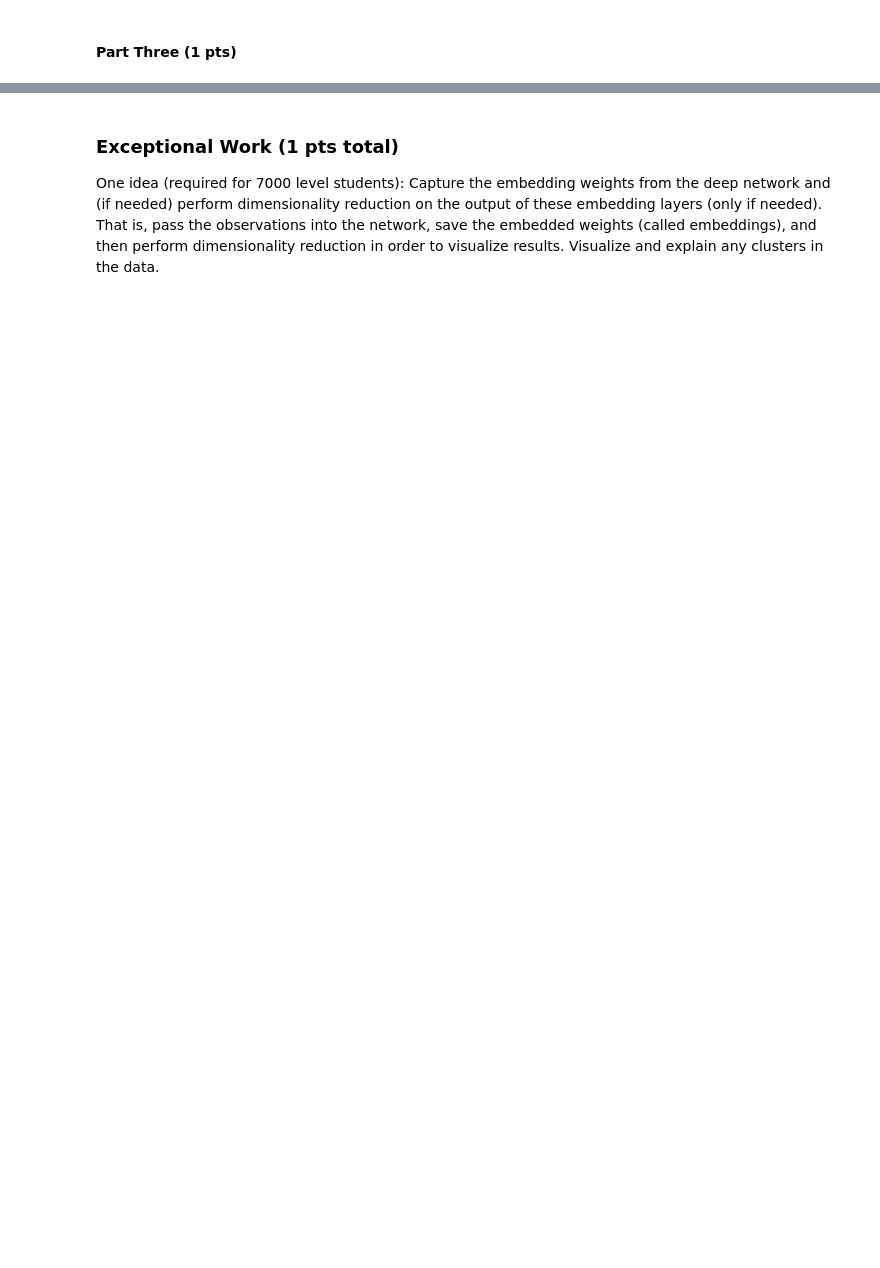
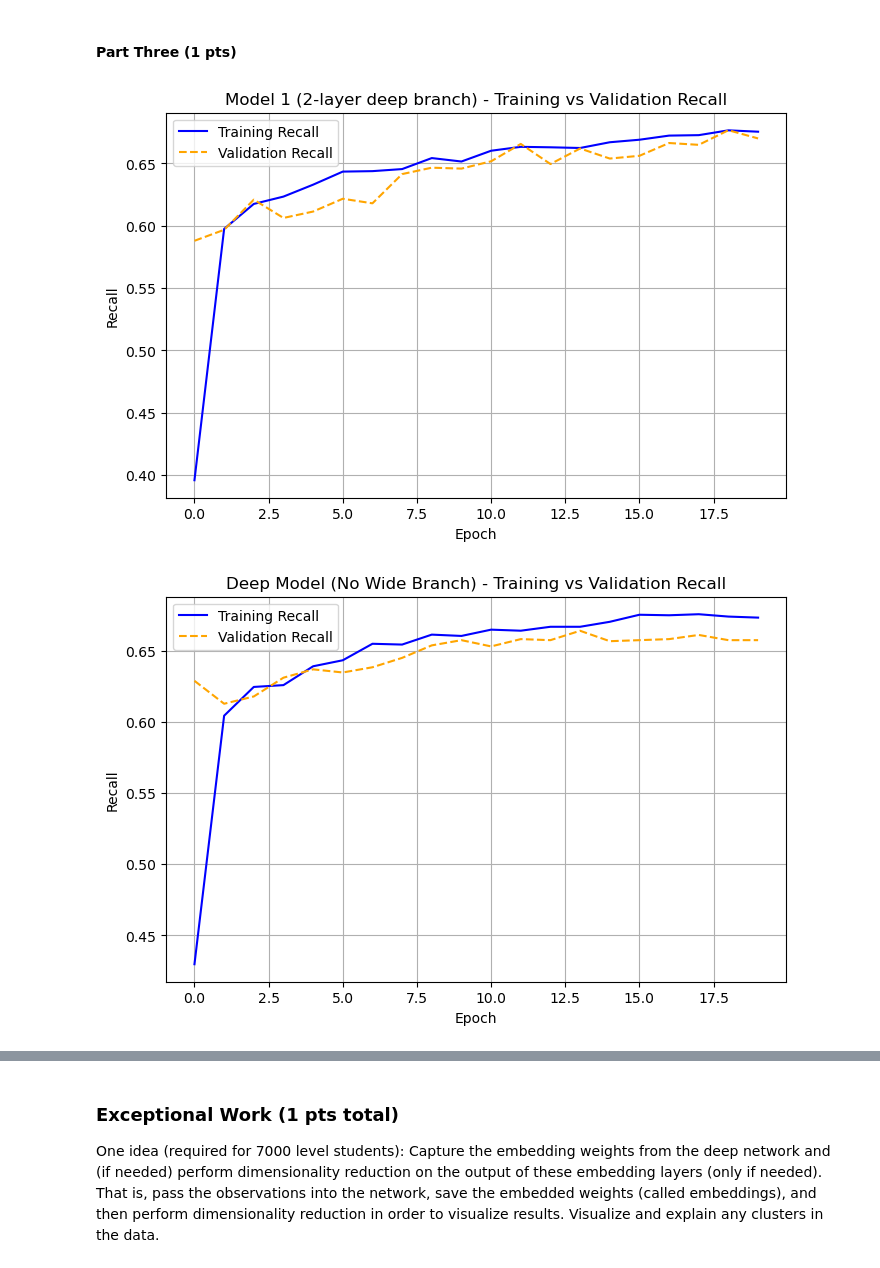
Before and after one commit to alexchans/ML_labs, a Jupyter notebook: labs/lab5.ipynb, the cells around one changed output, grey strips where cells are left out. Drawn from its saved outputs; the diff is of its cells as text; code cells hidden in the pictures; blank space fills up the shorter version.

```diff
--- a/labs/lab5.ipynb
+++ b/labs/lab5.ipynb
@@ -346,2 +374,60 @@ For this dataset, additional depth (4 layers) likely introduced minor overfittin
 # %% [markdown]
 #### Part Three (1 pts)
+# %%
+import tensorflow as tf
+from tensorflow import keras
+from tensorflow.keras import layers
+import matplotlib.pyplot as plt
+
+input_dim = X_train.shape[1]
+
+# --- Function to build wide + deep models ---
+def build_deep_model(num_layers=2, hidden_units=64, dropout_rate=0.2):
+    inputs = keras.Input(shape=(input_dim,))
+
+
+    # Deep part (stacked dense layers)
+    x = inputs
+    for _ in range(num_layers):
+        x = layers.Dense(hidden_units, activation='relu')(x)
+        x = layers.Dropout(dropout_rate)(x)
+
+
+    outputs = layers.Dense(1, activation='sigmoid')(x)
+
+    model = keras.Model(inputs=inputs, outputs=outputs)
+    model.compile(
+        optimizer='adam',
+        loss='binary_crossentropy',
+        metrics=['accuracy', keras.metrics.Recall(name='recall')]
+    )
+    return model
+
+# --- Deep Model ---
+modeld = build_deep_model(num_layers=2, hidden_units=64, dropout_rate=0.2)
+historyd = modeld.fit(
+    X_train, y_train,
+    validation_split=0.2,
+    epochs=20,
+    batch_size=256,
+    verbose=0
+)
+
+# --- Helper to plot training vs validation recall ---
+def plot_single_history(history, title, metric='recall'):
+    plt.figure(figsize=(8,5))
+    plt.plot(history.history[metric], label='Training ' + metric.title(), color='blue')
+    plt.plot(history.history[f'val_{metric}'], label='Validation ' + metric.title(), linestyle='--', color='orange')
+    plt.title(f'{title} - Training vs Validation {metric.title()}')
+    plt.xlabel('Epoch')
+    plt.ylabel(metric.title())
+    plt.legend()
+    plt.grid(True)
+    plt.show()
+
+# --- Plot each model separately ---
+plot_single_history(history1, "Model 1 (2-layer deep branch)", metric='recall')
+plot_single_history(historyd, "Deep Model (No Wide Branch)", metric='recall')
+# %% [output]
+[figure, added]
+[figure, added]
```
Also changed, not shown: parts of 8 cells of this notebook, 2 other files.
